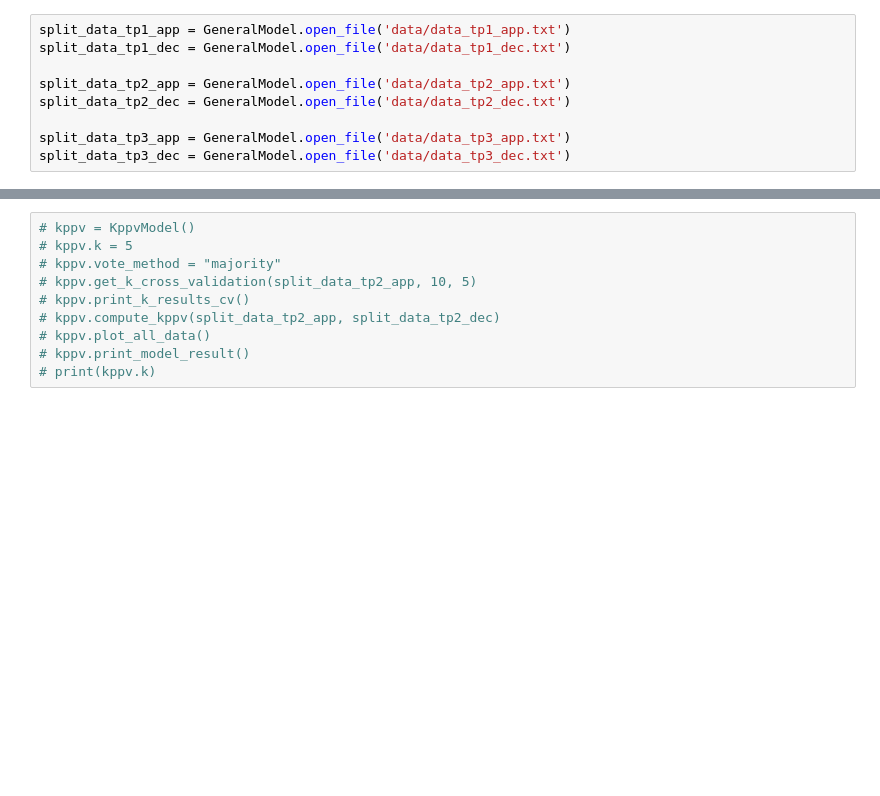
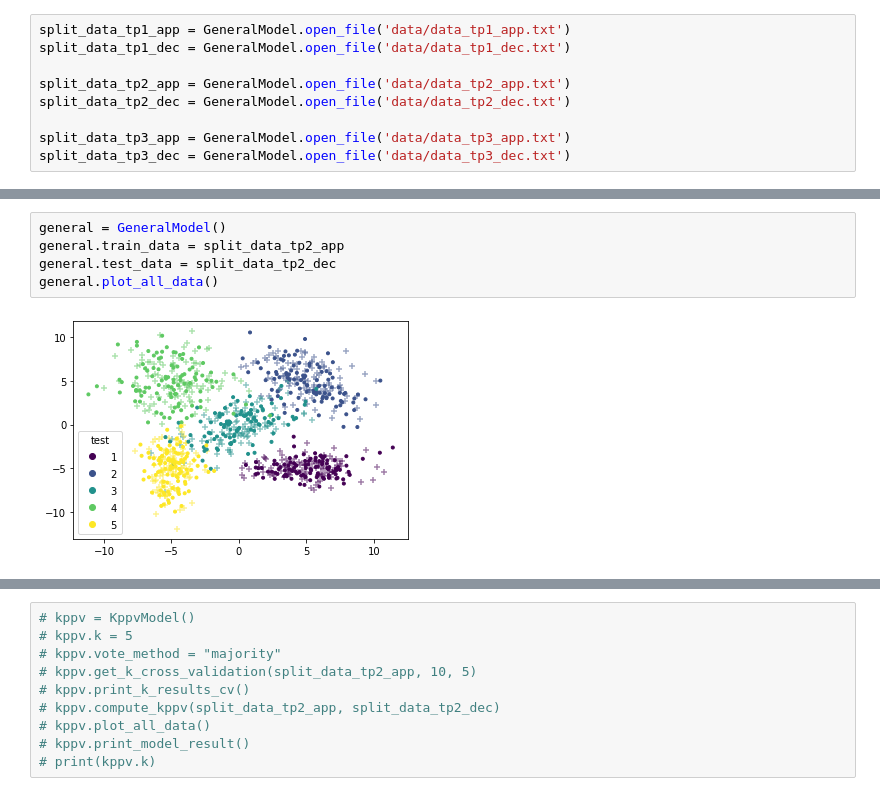
Before and after one commit to RudolphDev/machine_learning, a Jupyter notebook: analysis.ipynb, the cells around one changed output, grey strips where cells are left out. Drawn from its saved outputs; the diff is of its cells as text; blank space fills up the shorter version.

```diff
--- a/analysis.ipynb
+++ b/analysis.ipynb
@@ -15,0 +31,7 @@ split_data_tp3_dec = GeneralModel.open_file('data/data_tp3_dec.txt')
+# %%
+general = GeneralModel()
+general.train_data = split_data_tp2_app
+general.test_data = split_data_tp2_dec
+general.plot_all_data()
+# %% [output]
+[figure, added]
```
Also changed, not shown: parts of 10 cells of this notebook, 2 other files.
